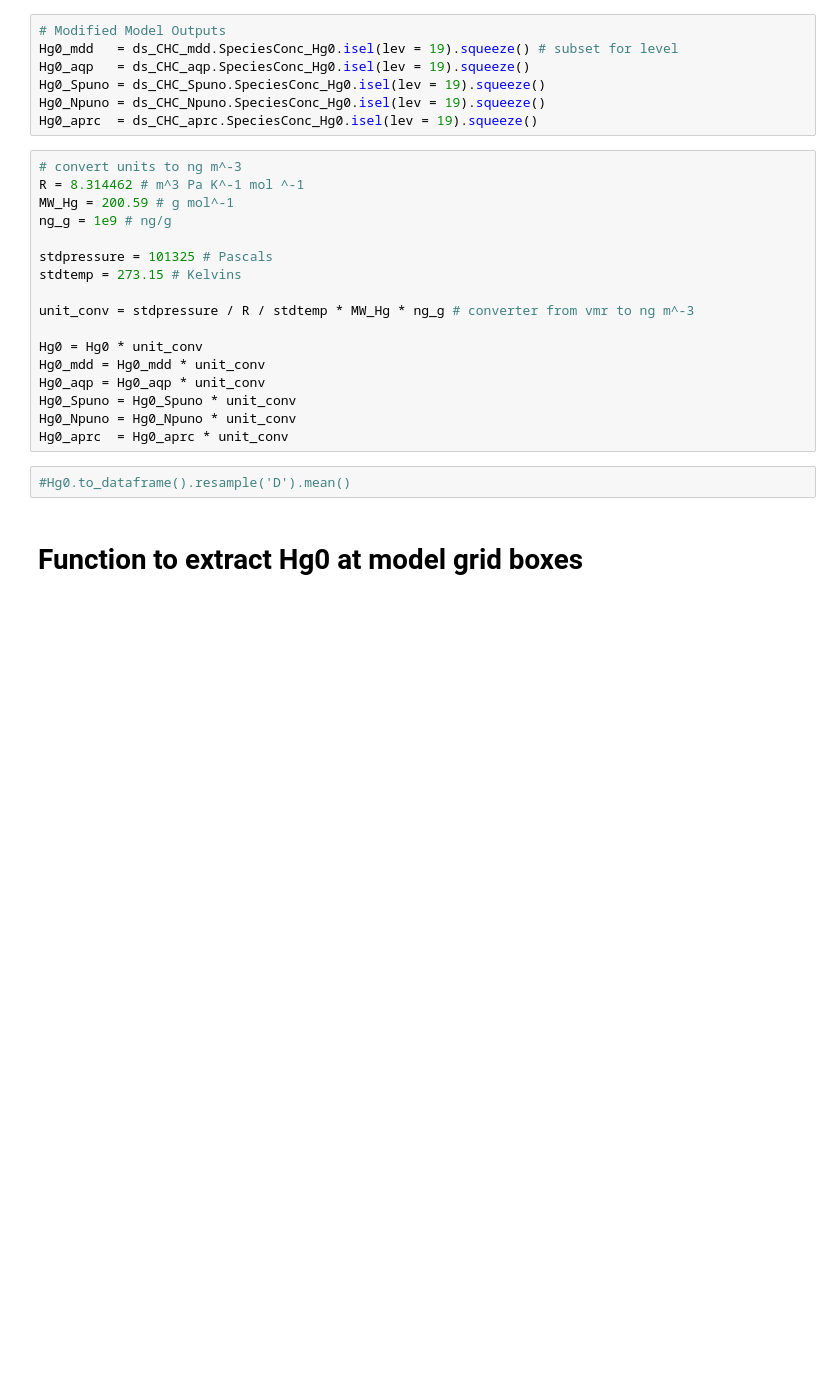
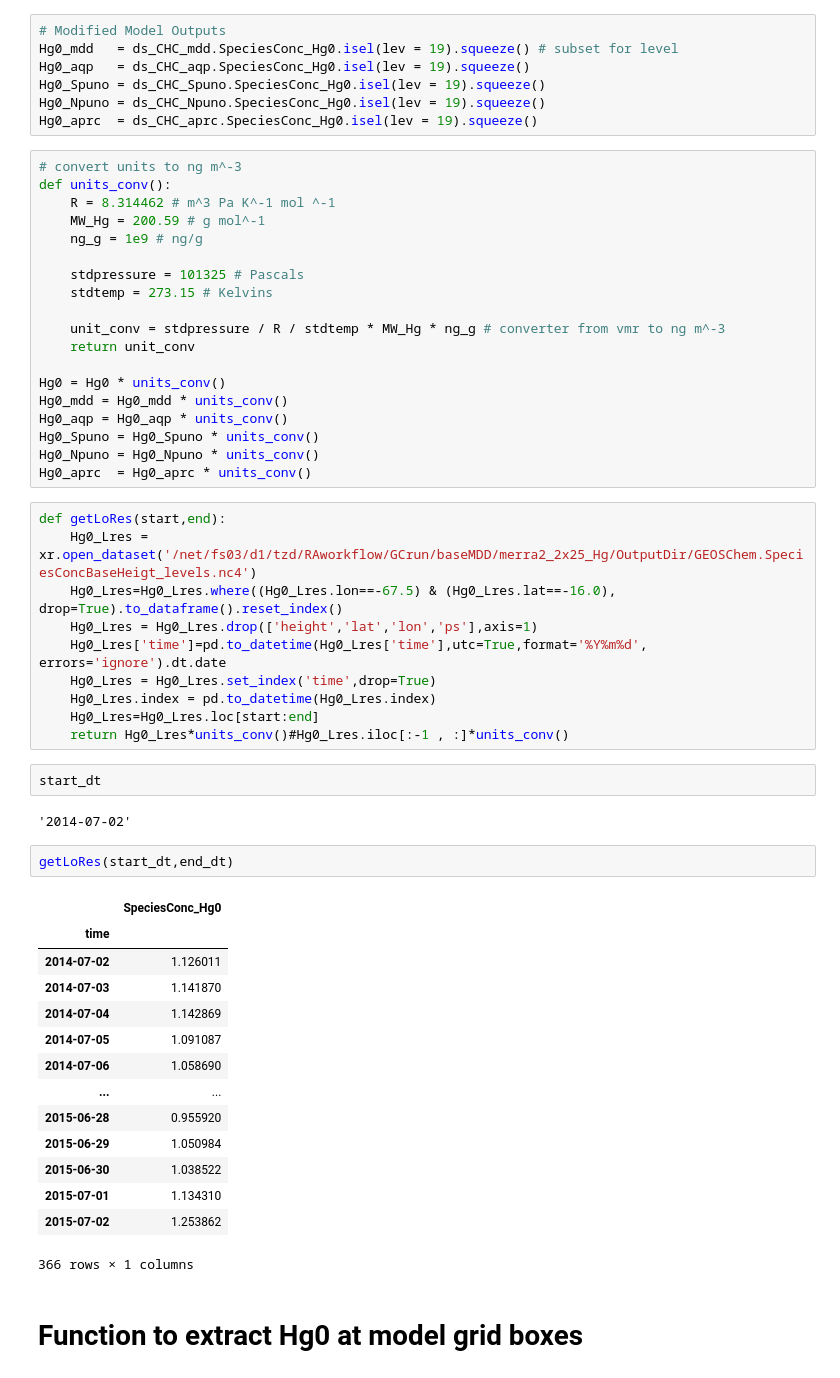
Before and after one commit to Shakes-tzd/MIT_TPP_thesis, a Jupyter notebook: JPnotebooks/LATAM GMOS Sites_Obs v Model.ipynb, the cells around one changed output. Saved outputs shown, nothing was run; the diff lists cells and outputs as text; blank space fills up the shorter version.

```diff
--- a/JPnotebooks/LATAM GMOS Sites_Obs v Model.ipynb
+++ b/JPnotebooks/LATAM GMOS Sites_Obs v Model.ipynb
@@ -88,23 +88,54 @@ Hg0_Npuno = ds_CHC_Npuno.SpeciesConc_Hg0.isel(lev = 19).squeeze()
 Hg0_aprc  = ds_CHC_aprc.SpeciesConc_Hg0.isel(lev = 19).squeeze()
 # %%
 # convert units to ng m^-3
-R = 8.314462 # m^3 Pa K^-1 mol ^-1
-MW_Hg = 200.59 # g mol^-1
-ng_g = 1e9 # ng/g
+def units_conv():
+    R = 8.314462 # m^3 Pa K^-1 mol ^-1
+    MW_Hg = 200.59 # g mol^-1
+    ng_g = 1e9 # ng/g
 
-stdpressure = 101325 # Pascals
-stdtemp = 273.15 # Kelvins
+    stdpressure = 101325 # Pascals
+    stdtemp = 273.15 # Kelvins
 
-unit_conv = stdpressure / R / stdtemp * MW_Hg * ng_g # converter from vmr to ng m^-3
+    unit_conv = stdpressure / R / stdtemp * MW_Hg * ng_g # converter from vmr to ng m^-3
+    return unit_conv
 
-Hg0 = Hg0 * unit_conv
-Hg0_mdd = Hg0_mdd * unit_conv
-Hg0_aqp = Hg0_aqp * unit_conv
-Hg0_Spuno = Hg0_Spuno * unit_conv
-Hg0_Npuno = Hg0_Npuno * unit_conv
-Hg0_aprc  = Hg0_aprc * unit_conv
+Hg0 = Hg0 * units_conv()
+Hg0_mdd = Hg0_mdd * units_conv()
+Hg0_aqp = Hg0_aqp * units_conv()
+Hg0_Spuno = Hg0_Spuno * units_conv()
+Hg0_Npuno = Hg0_Npuno * units_conv()
+Hg0_aprc  = Hg0_aprc * units_conv()
-# %%
-#Hg0.to_dataframe().resample('D').mean()
+# %%
+def getLoRes(start,end):
+    Hg0_Lres = xr.open_dataset('/net/fs03/d1/tzd/RAworkflow/GCrun/baseMDD/merra2_2x25_Hg/OutputDir/GEOSChem.SpeciesConcBaseHeigt_levels.nc4')
+    Hg0_Lres=Hg0_Lres.where((Hg0_Lres.lon==-67.5) & (Hg0_Lres.lat==-16.0), drop=True).to_dataframe().reset_index()
+    Hg0_Lres = Hg0_Lres.drop(['height','lat','lon','ps'],axis=1)
+    Hg0_Lres['time']=pd.to_datetime(Hg0_Lres['time'],utc=True,format='%Y%m%d', errors='ignore').dt.date
+    Hg0_Lres = Hg0_Lres.set_index('time',drop=True)
+    Hg0_Lres.index = pd.to_datetime(Hg0_Lres.index)
+    Hg0_Lres=Hg0_Lres.loc[start:end]
+    return Hg0_Lres*units_conv()#Hg0_Lres.iloc[:-1 , :]*units_conv()
+# %%
+start_dt
+# %% [output]
+'2014-07-02'
+# %%
+getLoRes(start_dt,end_dt)
+# %% [output]
+|  | SpeciesConc_Hg0 |
+| time |  |
+| 2014-07-02 | 1.126011 |
+| 2014-07-03 | 1.141870 |
+| 2014-07-04 | 1.142869 |
+| 2014-07-05 | 1.091087 |
+| 2014-07-06 | 1.058690 |
+| ... | ... |
+| 2015-06-28 | 0.955920 |
+| 2015-06-29 | 1.050984 |
+| 2015-06-30 | 1.038522 |
+| 2015-07-01 | 1.134310 |
+| 2015-07-02 | 1.253862 |
+366 rows × 1 columns
 # %% [markdown]
 # Function to extract Hg0 at model grid boxes
 # %%
```
Also changed, not shown: parts of 12 cells of this notebook, 9 other files.
